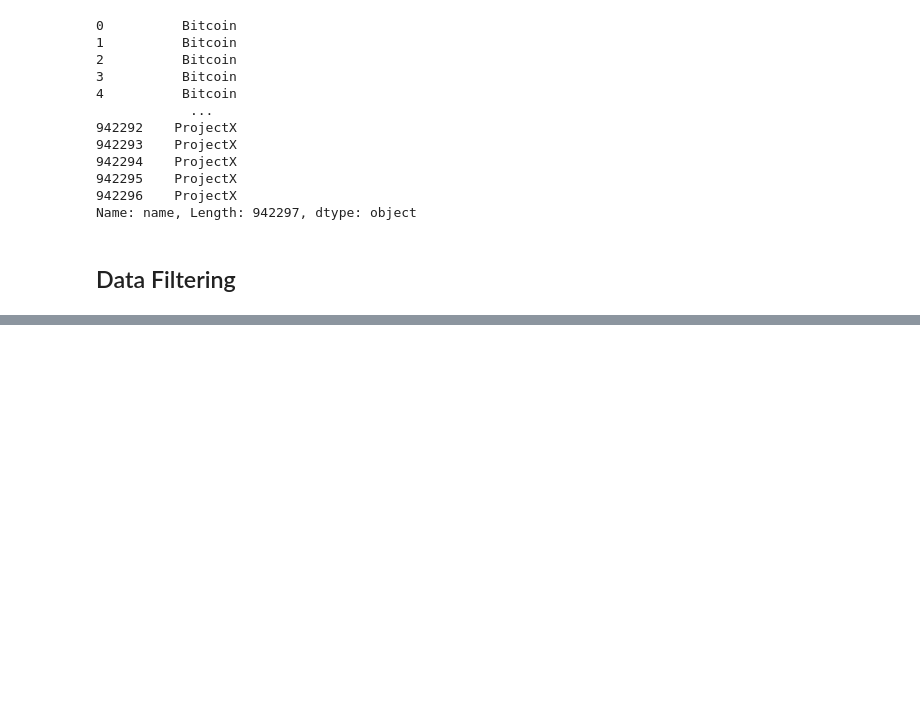
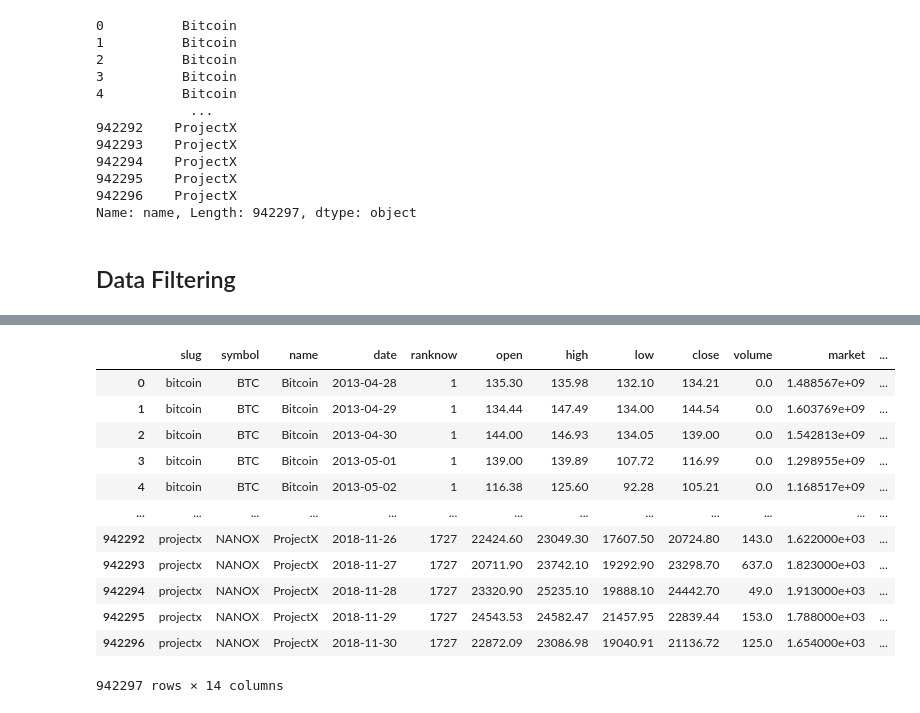
Before and after one commit to anupghosh-git/crypto-markets-data-analysis, a Jupyter notebook: Crypto-markets-data-analysis.ipynb, the cells around one changed output, grey strips where cells are left out. Cells and saved outputs as stored; diff of their text form; code cells hidden in the pictures; blank space fills up the shorter version.

```diff
--- a/Crypto-markets-data-analysis.ipynb
+++ b/Crypto-markets-data-analysis.ipynb
@@ -164,0 +257,19 @@ Name: name, Length: 942297, dtype: object
+# %%
+df_date_year  = df_cr.copy()
+df_date_year['date_year'] = df_cr.date.str.slice(0,4).astype(int)
+# %%
+df_date_year
+# %% [output]
+|  | slug | symbol | name | date | ranknow | open | high | low | close | volume | market | ... |
+| 0 | bitcoin | BTC | Bitcoin | 2013-04-28 | 1 | 135.30 | 135.98 | 132.10 | 134.21 | 0.0 | 1.488567e+09 | ... |
+| 1 | bitcoin | BTC | Bitcoin | 2013-04-29 | 1 | 134.44 | 147.49 | 134.00 | 144.54 | 0.0 | 1.603769e+09 | ... |
+| 2 | bitcoin | BTC | Bitcoin | 2013-04-30 | 1 | 144.00 | 146.93 | 134.05 | 139.00 | 0.0 | 1.542813e+09 | ... |
+| 3 | bitcoin | BTC | Bitcoin | 2013-05-01 | 1 | 139.00 | 139.89 | 107.72 | 116.99 | 0.0 | 1.298955e+09 | ... |
+| 4 | bitcoin | BTC | Bitcoin | 2013-05-02 | 1 | 116.38 | 125.60 | 92.28 | 105.21 | 0.0 | 1.168517e+09 | ... |
+| ... | ... | ... | ... | ... | ... | ... | ... | ... | ... | ... | ... | ... |
+| 942292 | projectx | NANOX | ProjectX | 2018-11-26 | 1727 | 22424.60 | 23049.30 | 17607.50 | 20724.80 | 143.0 | 1.622000e+03 | ... |
+| 942293 | projectx | NANOX | ProjectX | 2018-11-27 | 1727 | 20711.90 | 23742.10 | 19292.90 | 23298.70 | 637.0 | 1.823000e+03 | ... |
+| 942294 | projectx | NANOX | ProjectX | 2018-11-28 | 1727 | 23320.90 | 25235.10 | 19888.10 | 24442.70 | 49.0 | 1.913000e+03 | ... |
+| 942295 | projectx | NANOX | ProjectX | 2018-11-29 | 1727 | 24543.53 | 24582.47 | 21457.95 | 22839.44 | 153.0 | 1.788000e+03 | ... |
+| 942296 | projectx | NANOX | ProjectX | 2018-11-30 | 1727 | 22872.09 | 23086.98 | 19040.91 | 21136.72 | 125.0 | 1.654000e+03 | ... |
+942297 rows × 14 columns
```
Also changed, not shown: parts of 8 cells of this notebook.
